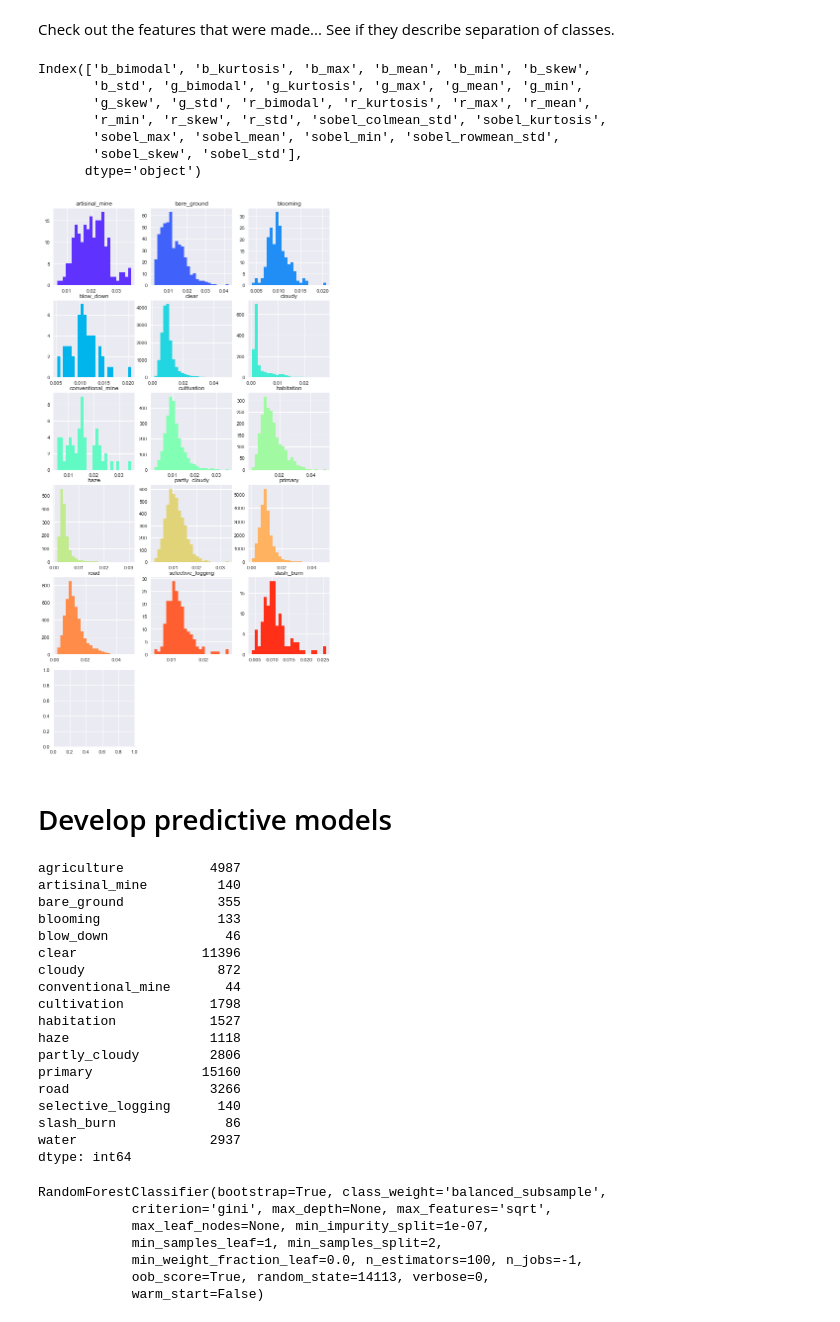
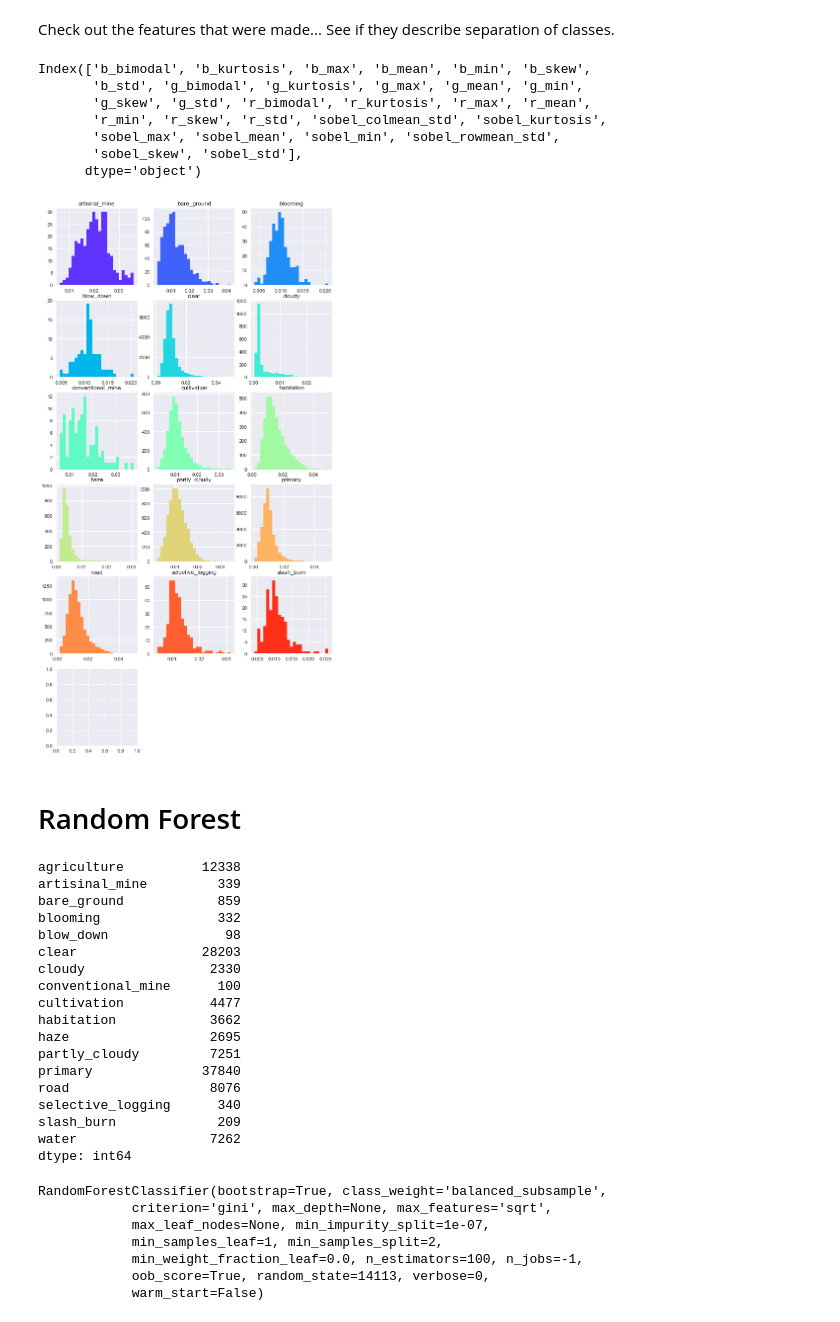
Before and after one commit to alineberry/kaggle_UnderstandingAmazonFromSpace, a Jupyter notebook: develop/claire-lab-notebook.ipynb, the cells around one changed output. Drawn from its saved outputs; the diff is of its cells as text; code cells hidden in the pictures.

```diff
--- a/develop/claire-lab-notebook.ipynb
+++ b/develop/claire-lab-notebook.ipynb
@@ -26,7 +26,8 @@ reload(kam)
 <module 'KaggleAmazonMain' from 'C:\\Work\\Kaggle\\Planet\\kaggle_UnderstandingAmazonFromSpace\\develop\\..\\src\\KaggleAmazonMain.py'>
 # %%
 #Load from pickle unless something has changed
-X_train = pd.read_pickle('X_train.pkl')
-y_train = pd.read_pickle('y_train.pkl')
+X = pd.read_pickle('X_train.pkl')
+y = pd.read_pickle('y_train.pkl')
+y[y > 1] = 1 #fix labels accidently labels twice. mistake in tagging. oops.
 #X_train, y_train, names_train, tagged_df = kam.load_sample_training_data()
 # %%
@@ -171,37 +172,37 @@ Check out the features that were made... See if they describe separation of  cla
 # %%
 %matplotlib inline
 plt.rcParams['figure.figsize'] = (10, 20)
 
 #create table of each feature histograms for each label
-#X_train.set_index(y_train.index, inplace=True)
-print(X_train.columns) #possible features to plot
+X.set_index(y.index, inplace=True)
+print(X.columns) #possible features to plot
 
 
 #function to plot distributions of a featur by class label
 def plot_a_feature_by_labels(feature):
-    colors = cm.rainbow(np.linspace(0, 1, len(y_train.columns))) #pick colors for plots by labels
-    for i in np.arange(0, len(y_train.columns)-1):
-        col=y_train.columns[i]
-        ind_list = y_train[y_train[col]==1].index.tolist()
-        X_train.ix[ind_list][feature].hist(bins=25, color=colors[i])
+    colors = cm.rainbow(np.linspace(0, 1, len(y.columns))) #pick colors for plots by labels
+    for i in np.arange(0, len(y.columns)-1):
+        col=y.columns[i]
+        ind_list = y[y[col]==1].index.tolist()
+        X.ix[ind_list][feature].hist(bins=25, color=colors[i])
         plt.title(col)
         plt.grid(True)
         plt.subplot(6,3,i+1)
         #plt.xlim(0,X_train[feature].max())
         #plt.axvline(X_train[feature].mean(), color='black', linestyle='dashed', linewidth=2) #fix this to plot mean
 
 
 #plot_a_feature_by_labels('b_bimodal')
 plot_a_feature_by_labels('sobel_colmean_std')
 # %% [output]
 Index(['b_bimodal', 'b_kurtosis', 'b_max', 'b_mean', 'b_min', 'b_skew',
        'b_std', 'g_bimodal', 'g_kurtosis', 'g_max', 'g_mean', 'g_min',
        'g_skew', 'g_std', 'r_bimodal', 'r_kurtosis', 'r_max', 'r_mean',
        'r_min', 'r_skew', 'r_std', 'sobel_colmean_std', 'sobel_kurtosis',
        'sobel_max', 'sobel_mean', 'sobel_min', 'sobel_rowmean_std',
        'sobel_skew', 'sobel_std'],
       dtype='object')
-[figure, old version]
+[figure, new version]
-# %% [markdown]
-# Develop predictive models
+# %% [markdown]
+# Random Forest
 # %%
@@ -210,24 +211,23 @@ X_train, X_validation, y_train, y_validation = train_test_split(X_train, y_train
 # %%
-y_train.sum() #these are the sample sizes per class
-y_validation.sum()
+y.sum() #these are the sample sizes per class
 # %% [output]
-agriculture           4987
-artisinal_mine         140
-bare_ground            355
-blooming               133
-blow_down               46
-clear                11396
-cloudy                 872
-conventional_mine       44
-cultivation           1798
-habitation            1527
-haze                  1118
-partly_cloudy         2806
-primary              15160
-road                  3266
-selective_logging      140
-slash_burn              86
-water                 2937
+agriculture          12338
+artisinal_mine         339
+bare_ground            859
+blooming               332
+blow_down               98
+clear                28203
+cloudy                2330
+conventional_mine      100
+cultivation           4477
+habitation            3662
+haze                  2695
+partly_cloudy         7251
+primary              37840
+road                  8076
+selective_logging      340
+slash_burn             209
+water                 7262
 dtype: int64
 # %%
 from sklearn.ensemble import RandomForestClassifier
```
Also changed, not shown: parts of 19 cells of this notebook, 2 other files.
